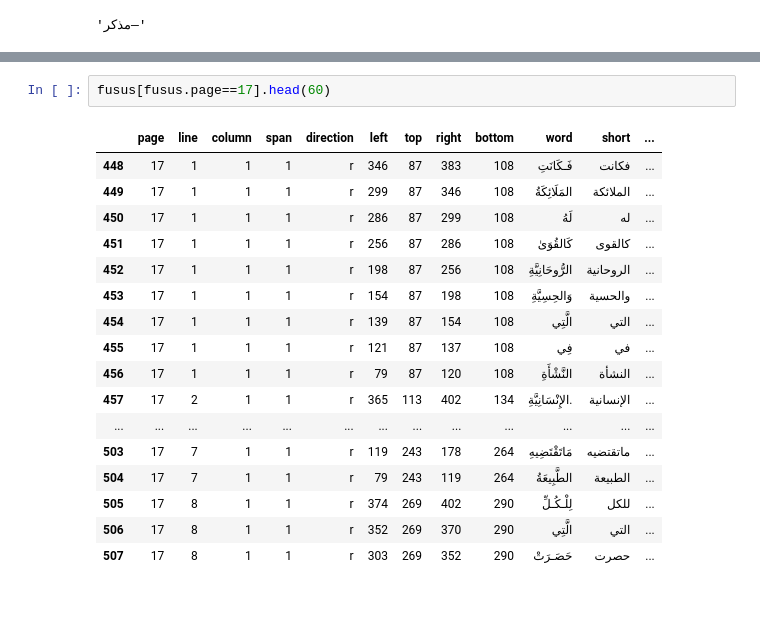
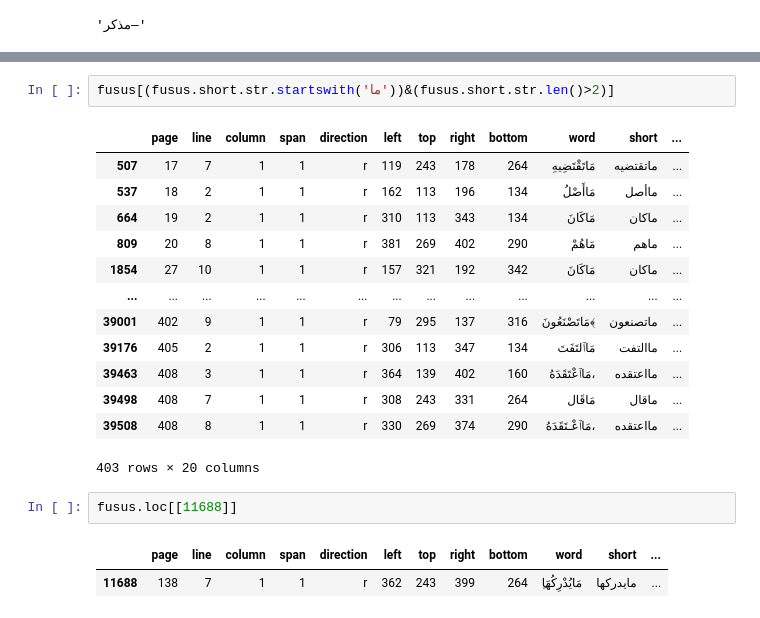
Before and after one commit to among/fusus, a Jupyter notebook: fusust-text-laboratory/SplittingWords.ipynb, the cells around one changed output, grey strips where cells are left out. Saved outputs shown, nothing was run; the diff lists cells and outputs as text.

```diff
--- a/fusust-text-laboratory/SplittingWords.ipynb
+++ b/fusust-text-laboratory/SplittingWords.ipynb
@@ -286,20 +76,21 @@ fusus[(fusus.short.str.contains(pat='ماا'))&(fusus.short.str.len()>5)]
-# %%
-fusus[fusus.page==17].head(60)
-# %% [output]
-|  | page | line | column | span | direction | left | top | right | bottom | word | short | ... |
-| 448 | 17 | 1 | 1 | 1 | r | 346 | 87 | 383 | 108 | فَـكَانَتِ | فكانت | ... |
-| 449 | 17 | 1 | 1 | 1 | r | 299 | 87 | 346 | 108 | المَلَائِكَةُ | الملائكة | ... |
-| 450 | 17 | 1 | 1 | 1 | r | 286 | 87 | 299 | 108 | لَهُ | له | ... |
-| 451 | 17 | 1 | 1 | 1 | r | 256 | 87 | 286 | 108 | كَالقُوَىٰ | كالقوى | ... |
-| 452 | 17 | 1 | 1 | 1 | r | 198 | 87 | 256 | 108 | الرُّوحَانِيَّةِ | الروحانية | ... |
-| 453 | 17 | 1 | 1 | 1 | r | 154 | 87 | 198 | 108 | وَالحِسِيَّةِ | والحسية | ... |
-| 454 | 17 | 1 | 1 | 1 | r | 139 | 87 | 154 | 108 | الَّتِي | التي | ... |
-| 455 | 17 | 1 | 1 | 1 | r | 121 | 87 | 137 | 108 | فِي | في | ... |
-| 456 | 17 | 1 | 1 | 1 | r | 79 | 87 | 120 | 108 | النَّشْأَةِ | النشأة | ... |
-| 457 | 17 | 2 | 1 | 1 | r | 365 | 113 | 402 | 134 | الإِنْسَانِيَّةِ. | الإنسانية | ... |
-| ... | ... | ... | ... | ... | ... | ... | ... | ... | ... | ... | ... | ... |
-| 503 | 17 | 7 | 1 | 1 | r | 119 | 243 | 178 | 264 | مَاتَقْتَضِيهِ | ماتقتضيه | ... |
-| 504 | 17 | 7 | 1 | 1 | r | 79 | 243 | 119 | 264 | الطَّبِيعَةُ | الطبيعة | ... |
-| 505 | 17 | 8 | 1 | 1 | r | 374 | 269 | 402 | 290 | لِلْـكُـلِّ | للكل | ... |
-| 506 | 17 | 8 | 1 | 1 | r | 352 | 269 | 370 | 290 | الَّتِي | التي | ... |
-| 507 | 17 | 8 | 1 | 1 | r | 303 | 269 | 352 | 290 | حَصَـرَتْ | حصرت | ... |
+# %%
+fusus[(fusus.short.str.startswith('ما'))&(fusus.short.str.len()>2)]
+# %% [output]
+|  | page | line | column | span | direction | left | top | right | bottom | word | short | ... |
+| 507 | 17 | 7 | 1 | 1 | r | 119 | 243 | 178 | 264 | مَاتَقْتَضِيهِ | ماتقتضيه | ... |
+| 537 | 18 | 2 | 1 | 1 | r | 162 | 113 | 196 | 134 | مَاأَصْلُ | ماأصل | ... |
+| 664 | 19 | 2 | 1 | 1 | r | 310 | 113 | 343 | 134 | مَاكَانَ | ماكان | ... |
+| 809 | 20 | 8 | 1 | 1 | r | 381 | 269 | 402 | 290 | مَاهُمْ | ماهم | ... |
+| 1854 | 27 | 10 | 1 | 1 | r | 157 | 321 | 192 | 342 | مَاكَانَ | ماكان | ... |
+| ... | ... | ... | ... | ... | ... | ... | ... | ... | ... | ... | ... | ... |
+| 39001 | 402 | 9 | 1 | 1 | r | 79 | 295 | 137 | 316 | مَاتَصْنَعُونَ﴾ | ماتصنعون | ... |
+| 39176 | 405 | 2 | 1 | 1 | r | 306 | 113 | 347 | 134 | مَاٱلتَفَتَ | ماالتفت | ... |
+| 39463 | 408 | 3 | 1 | 1 | r | 364 | 139 | 402 | 160 | مَاٱعْتَقَدَهُ، | مااعتقده | ... |
+| 39498 | 408 | 7 | 1 | 1 | r | 308 | 243 | 331 | 264 | مَاقَال | ماقال | ... |
+| 39508 | 408 | 8 | 1 | 1 | r | 330 | 269 | 374 | 290 | مَاٱعْـتَقَدَهُ، | مااعتقده | ... |
+403 rows × 20 columns
+# %%
+fusus.loc[[11688]]
+# %% [output]
+|  | page | line | column | span | direction | left | top | right | bottom | word | short | ... |
+| 11688 | 138 | 7 | 1 | 1 | r | 362 | 243 | 399 | 264 | ِمَايُدْرِكُهَا | مايدركها | ... |
```
Also changed, not shown: parts of 38 cells of this notebook, 5 other files.
